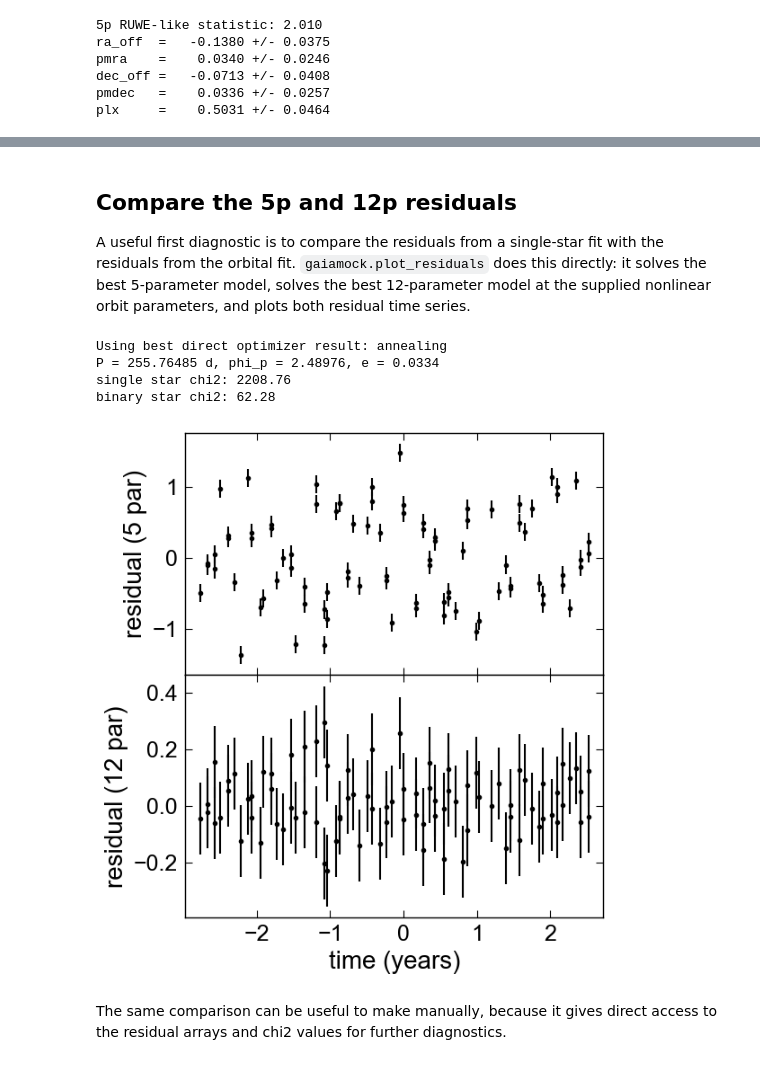
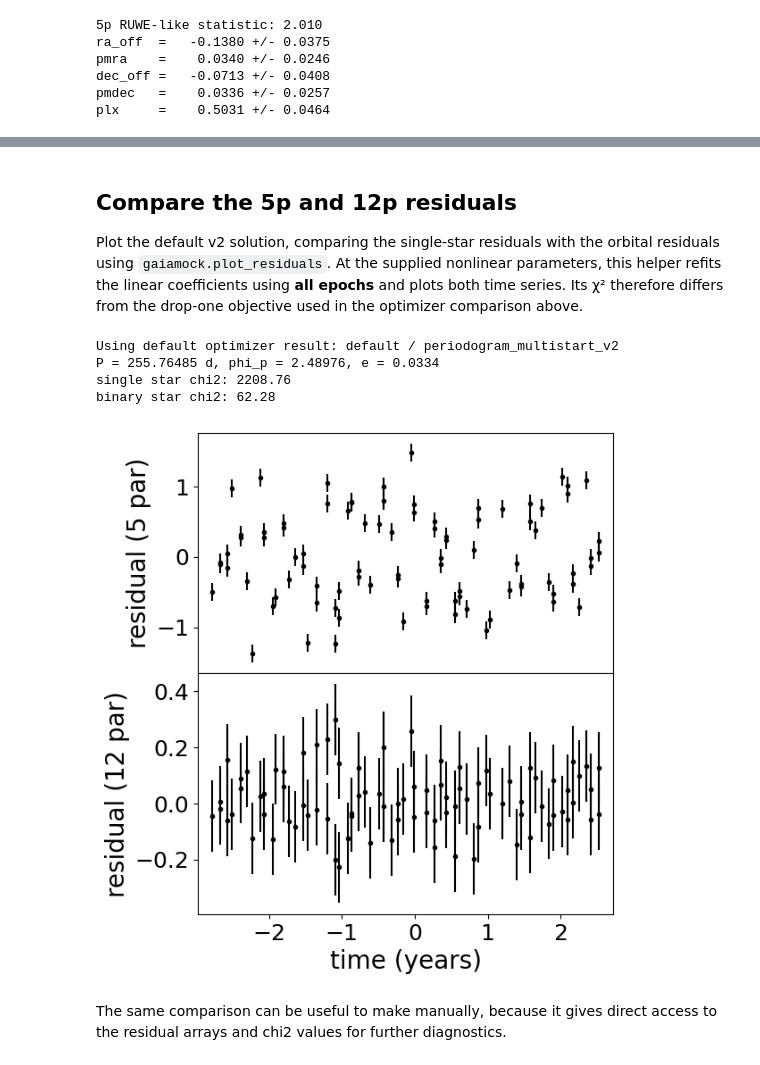
Before and after one commit to kareemelbadry/gaiamock, a Jupyter notebook: docs/orbit_fitting_tutorial.ipynb, the cells around one changed output, grey strips where cells are left out. Saved outputs shown, nothing was run; the diff lists cells and outputs as text; code cells hidden in the pictures.

Commit message:
Make v2 the default orbit search and refresh the fitting tutorial

```diff
--- a/docs/orbit_fitting_tutorial.ipynb
+++ b/docs/orbit_fitting_tutorial.ipynb
@@ -183,22 +187,21 @@ def run_direct_optimizer(label, optimizer=None, reject_outlier=True, p_min=10.0,
 
 
 optimizer_runs = [
-    ("default / periodogram_multistart", None),
+    ("default / periodogram_multistart_v2", None),
+    ("periodogram_multistart", "periodogram_multistart"),
     ("periodogram_multistart_full", "periodogram_multistart_full"),
+    ("periodogram_multistart_gsl", "periodogram_multistart_gsl"),
     ("multistart", "multistart"),
     ("annealing", "annealing"),
 ]
 
 direct_results = []
 for label, optimizer in optimizer_runs:
-    try:
-        result = run_direct_optimizer(label, optimizer=optimizer, reject_outlier=True)
-        direct_results.append(result)
-        print(
-            f"{label:34s} P={result['period']:10.4f} d  "
-            f"e={result['ecc']:.4f}  chi2={result['chi2']:.3f}  "
-            f"time={result['seconds']:.3f} s"
-        )
-    except Exception as exc:
-        print(f"{label:34s} failed: {type(exc).__name__}: {exc}")
+    result = run_direct_optimizer(label, optimizer=optimizer, reject_outlier=True)
+    direct_results.append(result)
+    print(
+        f"{label:36s} P={result['period']:10.4f} d  "
+        f"e={result['ecc']:.4f}  chi2={result['chi2']:.3f}  "
+        f"time={result['seconds']:.3f} s"
+    )
 # %% [output]
@@ -268,30 +275,30 @@ ruwe                 2.0102594310464372
 # %% [markdown]
 ## Compare the 5p and 12p residuals
 
-A useful first diagnostic is to compare the residuals from a single-star fit with the residuals from the orbital fit. `gaiamock.plot_residuals` does this directly: it solves the best 5-parameter model, solves the best 12-parameter model at the supplied nonlinear orbit parameters, and plots both residual time series.
+Plot the default v2 solution, comparing the single-star residuals with the orbital residuals using `gaiamock.plot_residuals`. At the supplied nonlinear parameters, this helper refits the linear coefficients using **all epochs** and plots both time series. Its χ² therefore differs from the drop-one objective used in the optimizer comparison above.
 # %%
-best = min(direct_results, key=lambda row: row["chi2"])
-period, phi_p, ecc = best["period"], best["phi_p"], best["ecc"]
+default_fit = direct_results[0]  # the run that omitted the optimizer argument
+period, phi_p, ecc = default_fit["period"], default_fit["phi_p"], default_fit["ecc"]
 
-print(f"Using best direct optimizer result: {best['optimizer']}")
+print(f"Using default optimizer result: {default_fit['optimizer']}")
 print(f"P = {period:.5f} d, phi_p = {phi_p:.5f}, e = {ecc:.4f}")
 
 gaiamock.plot_residuals(
     t_ast_yr=t_ast_yr,
     psi=psi,
     plx_factor=plx_factor,
     ast_obs=ast_obs,
     ast_err=ast_err,
     theta_array=np.array([period, phi_p, ecc]),
     c_funcs=c_funcs,
 )
 plt.show()
 # %% [output]
-Using best direct optimizer result: annealing
+Using default optimizer result: default / periodogram_multistart_v2
 P = 255.76485 d, phi_p = 2.48976, e = 0.0334
 single star chi2: 2208.76
 binary star chi2: 62.28
-[figure, old version]
+[figure, new version]
 # %% [markdown]
 The same comparison can be useful to make manually, because it gives direct access to the residual arrays and chi2 values for further diagnostics.
 # %%
```
Also changed, not shown: parts of 12 cells of this notebook, 3 other files.
